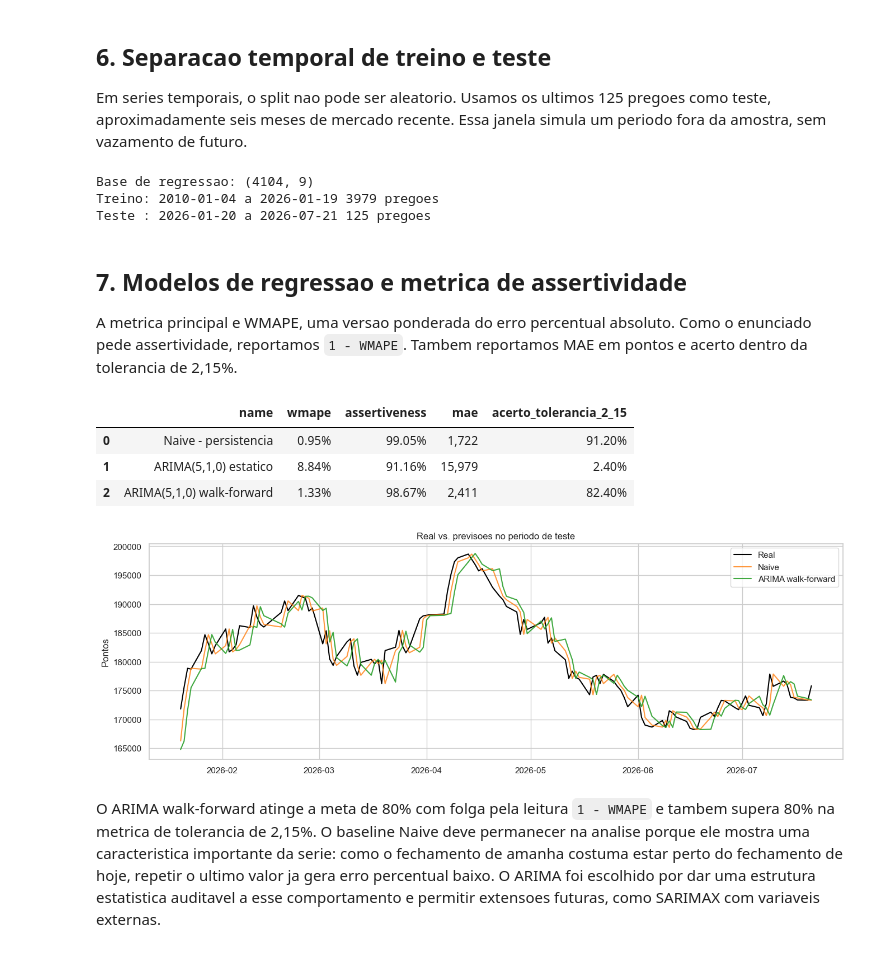
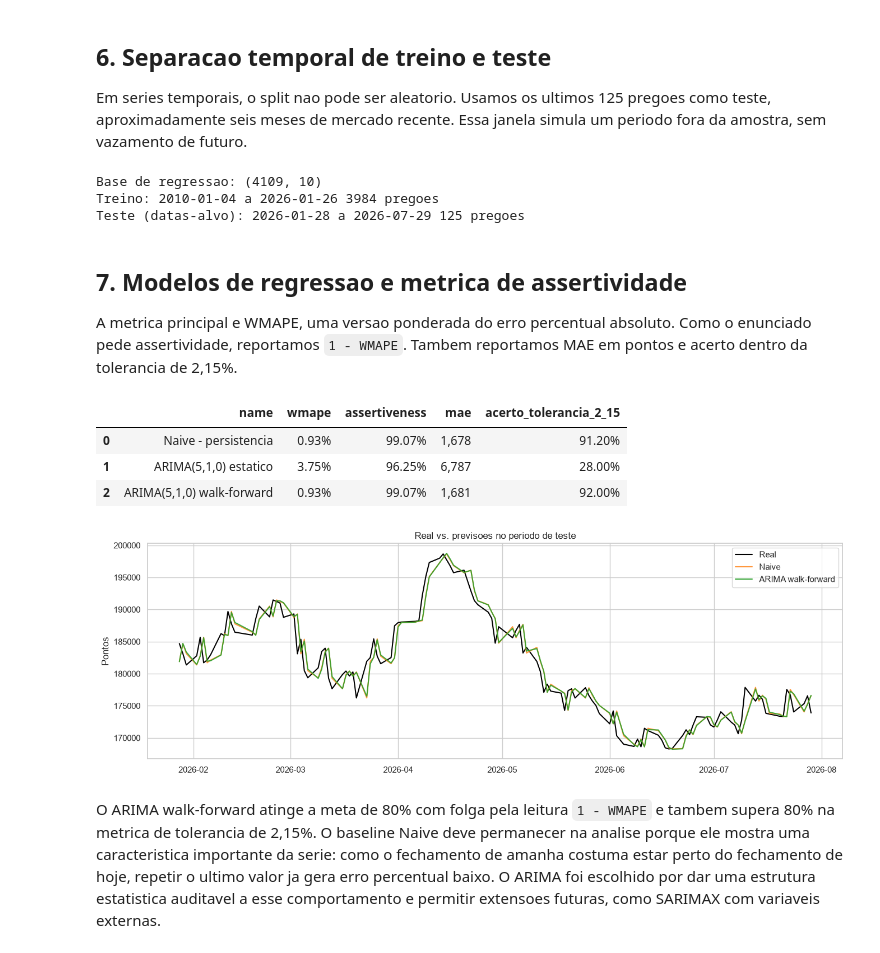
Before and after one commit to renancotrin-alt/tech-challenge-fase-2-ibovespa, a Jupyter notebook: notebooks/tech_challenge_fase_2_ibovespa.ipynb, the cells around one changed output. Drawn from its saved outputs; the diff is of its cells as text; code cells hidden in the pictures.

Commit message:
Corrige alinhamento temporal e atualiza base do IBOVESPA

```diff
--- a/notebooks/tech_challenge_fase_2_ibovespa.ipynb
+++ b/notebooks/tech_challenge_fase_2_ibovespa.ipynb
@@ -234,6 +237,7 @@ Em series temporais, o split nao pode ser aleatorio. Usamos os ultimos 125 prego
 # %%
 reg_df = dados.copy()
 reg_df[REGRESSION_TARGET] = reg_df["fechamento"].shift(-1)
+reg_df["data_alvo"] = reg_df["data"].shift(-1)
 reg_df = reg_df.dropna(subset=[REGRESSION_TARGET]).reset_index(drop=True)
 
 N_TEST = 125
@@ -243,11 +247,11 @@ y_true = test_reg[REGRESSION_TARGET].values
 
 print("Base de regressao:", reg_df.shape)
 print("Treino:", train_reg["data"].min().date(), "a", train_reg["data"].max().date(), len(train_reg), "pregoes")
-print("Teste :", test_reg["data"].min().date(), "a", test_reg["data"].max().date(), len(test_reg), "pregoes")
+print("Teste (datas-alvo):", test_reg["data_alvo"].min().date(), "a", test_reg["data_alvo"].max().date(), len(test_reg), "pregoes")
 # %% [output]
-Base de regressao: (4104, 9)
-Treino: 2010-01-04 a 2026-01-19 3979 pregoes
-Teste : 2026-01-20 a 2026-07-21 125 pregoes
+Base de regressao: (4109, 10)
+Treino: 2010-01-04 a 2026-01-26 3984 pregoes
+Teste (datas-alvo): 2026-01-28 a 2026-07-29 125 pregoes
 # %% [markdown]
 ## 7. Modelos de regressao e metrica de assertividade
 
@@ -256,16 +260,17 @@ A metrica principal e WMAPE, uma versao ponderada do erro percentual absoluto. C
 naive_pred = test_reg["fechamento"].values
 naive_result = evaluate_predictions("Naive - persistencia", y_true, naive_pred)
 
-arima_static = ARIMA(train_reg.set_index("data")["fechamento"], order=(5, 1, 0)).fit()
-pred_static = arima_static.forecast(steps=len(test_reg)).values
+static_history = pd.concat([train_reg, test_reg.iloc[[0]]], ignore_index=True)
+arima_static = ARIMA(static_history["fechamento"].values, order=(5, 1, 0)).fit()
+pred_static = np.asarray(arima_static.forecast(steps=len(test_reg)), dtype=float)
 static_result = evaluate_predictions("ARIMA(5,1,0) estatico", y_true, pred_static)
 
 history = list(train_reg["fechamento"].values)
 preds_wf = []
 for fechamento_real in test_reg["fechamento"].values:
+    history.append(fechamento_real)
     model = ARIMA(history, order=(5, 1, 0)).fit()
     preds_wf.append(float(model.forecast(steps=1)[0]))
-    history.append(fechamento_real)
 preds_wf = np.array(preds_wf)
 walk_result = evaluate_predictions("ARIMA(5,1,0) walk-forward", y_true, preds_wf)
 
@@ -283,21 +288,21 @@ display(results_reg.style.format({
 }))
 # %% [output]
 |  | name | wmape | assertiveness | mae | acerto_tolerancia_2_15 |
-| 0 | Naive - persistencia | 0.95% | 99.05% | 1,722 | 91.20% |
-| 1 | ARIMA(5,1,0) estatico | 8.84% | 91.16% | 15,979 | 2.40% |
-| 2 | ARIMA(5,1,0) walk-forward | 1.33% | 98.67% | 2,411 | 82.40% |
+| 0 | Naive - persistencia | 0.93% | 99.07% | 1,678 | 91.20% |
+| 1 | ARIMA(5,1,0) estatico | 3.75% | 96.25% | 6,787 | 28.00% |
+| 2 | ARIMA(5,1,0) walk-forward | 0.93% | 99.07% | 1,681 | 92.00% |
 # %%
 fig, ax = plt.subplots(figsize=(16, 5))
-ax.plot(test_reg["data"], y_true, label="Real", color="black")
-ax.plot(test_reg["data"], naive_pred, label="Naive", color="#ff7f0e", alpha=0.8)
-ax.plot(test_reg["data"], preds_wf, label="ARIMA walk-forward", color="#2ca02c", alpha=0.9)
+ax.plot(test_reg["data_alvo"], y_true, label="Real", color="black")
+ax.plot(test_reg["data_alvo"], naive_pred, label="Naive", color="#ff7f0e", alpha=0.8)
+ax.plot(test_reg["data_alvo"], preds_wf, label="ARIMA walk-forward", color="#2ca02c", alpha=0.9)
 ax.set_title("Real vs. previsoes no periodo de teste")
 ax.set_xlabel("")
 ax.set_ylabel("Pontos")
 ax.legend()
 plt.show()
 # %% [output]
-[figure, old version]
+[figure, new version]
 # %% [markdown]
 O ARIMA walk-forward atinge a meta de 80% com folga pela leitura `1 - WMAPE` e tambem supera 80% na metrica de tolerancia de 2,15%. O baseline Naive deve permanecer na analise porque ele mostra uma caracteristica importante da serie: como o fechamento de amanha costuma estar perto do fechamento de hoje, repetir o ultimo valor ja gera erro percentual baixo. O ARIMA foi escolhido por dar uma estrutura estatistica auditavel a esse comportamento e permitir extensoes futuras, como SARIMAX com variaveis externas.
 # %% [markdown]
```
Also changed, not shown: parts of 11 cells of this notebook, 6 other files.
